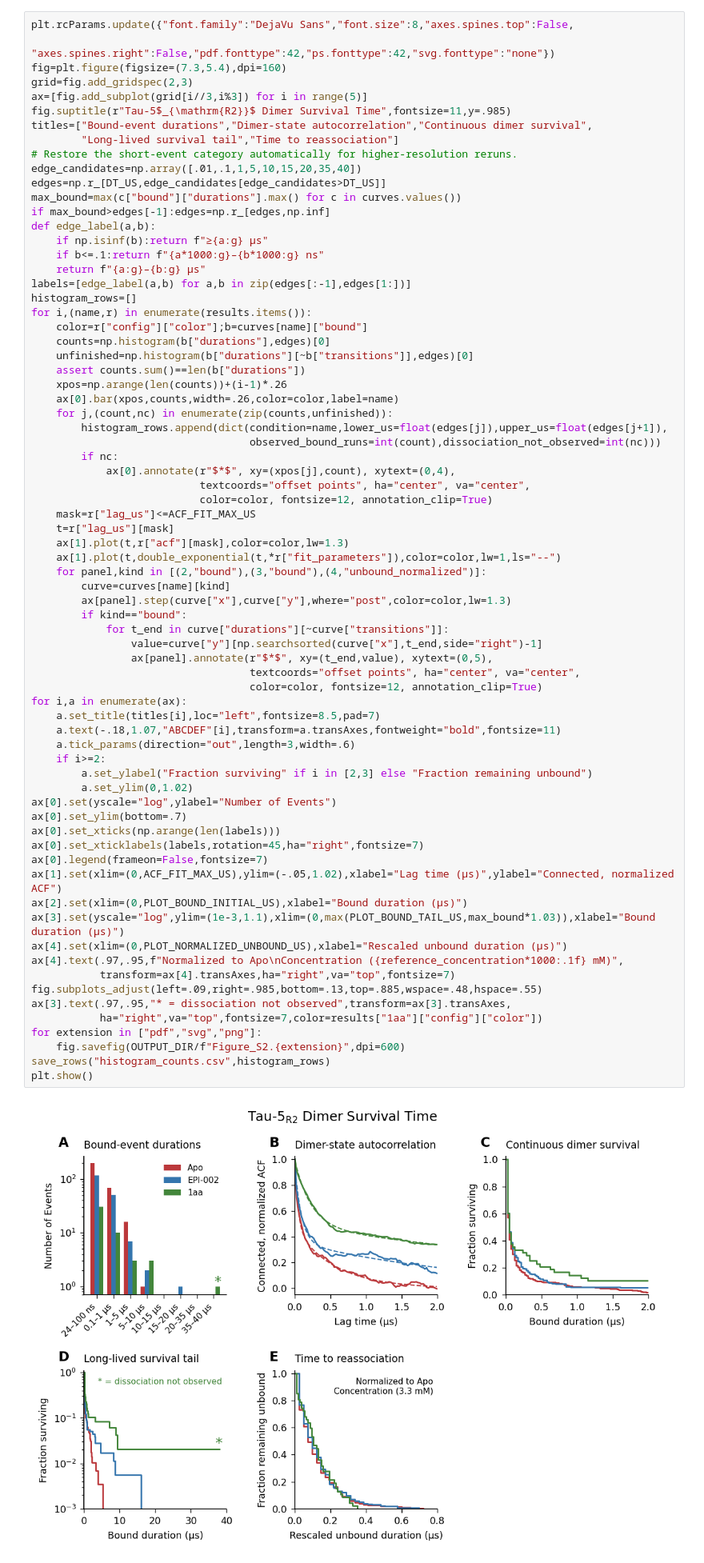
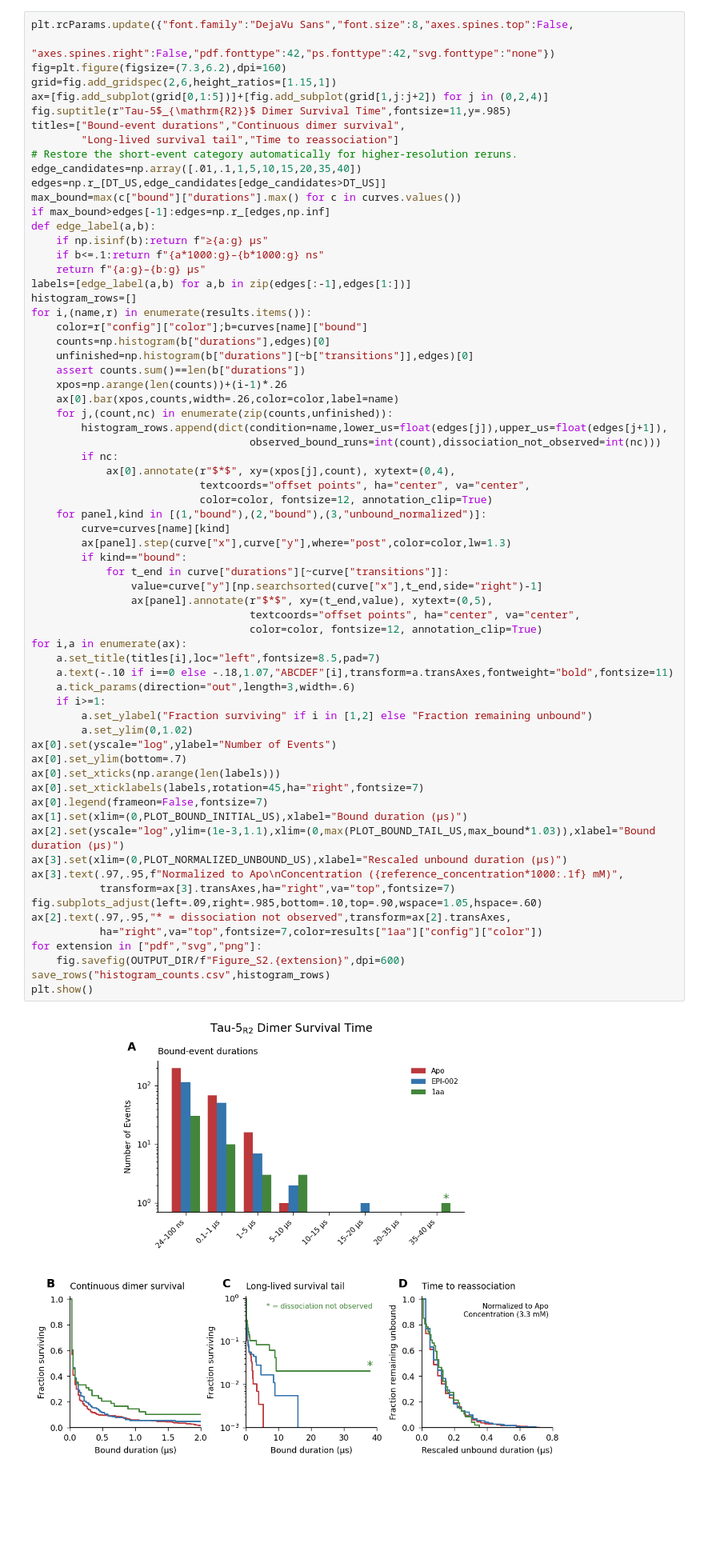
Before and after one commit to paulrobustelli/Zhu_Sisk_AR_oligomers_2025, a Jupyter notebook: dissociation_kinetics.ipynb, the cells around one changed output. Shown at 80% size. Cells and saved outputs as stored; diff of their text form; blank space fills up the shorter version.

Commit message:
Remove redundant ACF panel and arrange kinetics figure with large histogram above B–D

```diff
--- a/dissociation_kinetics.ipynb
+++ b/dissociation_kinetics.ipynb
@@ -264,11 +264,11 @@ Checked run partitions, survival handling of unfinished events, and direct versu
 # %%
 plt.rcParams.update({"font.family":"DejaVu Sans","font.size":8,"axes.spines.top":False,
                      "axes.spines.right":False,"pdf.fonttype":42,"ps.fonttype":42,"svg.fonttype":"none"})
-fig=plt.figure(figsize=(7.3,5.4),dpi=160)
-grid=fig.add_gridspec(2,3)
-ax=[fig.add_subplot(grid[i//3,i%3]) for i in range(5)]
+fig=plt.figure(figsize=(7.3,6.2),dpi=160)
+grid=fig.add_gridspec(2,6,height_ratios=[1.15,1])
+ax=[fig.add_subplot(grid[0,1:5])]+[fig.add_subplot(grid[1,j:j+2]) for j in (0,2,4)]
 fig.suptitle(r"Tau-5$_{\mathrm{R2}}$ Dimer Survival Time",fontsize=11,y=.985)
-titles=["Bound-event durations","Dimer-state autocorrelation","Continuous dimer survival",
+titles=["Bound-event durations","Continuous dimer survival",
         "Long-lived survival tail","Time to reassociation"]
 # Restore the short-event category automatically for higher-resolution reruns.
 edge_candidates=np.array([.01,.1,1,5,10,15,20,35,40])
@@ -291,50 +291,45 @@ for i,(name,r) in enumerate(results.items()):
     for j,(count,nc) in enumerate(zip(counts,unfinished)):
         histogram_rows.append(dict(condition=name,lower_us=float(edges[j]),upper_us=float(edges[j+1]),
                                    observed_bound_runs=int(count),dissociation_not_observed=int(nc)))
         if nc:
             ax[0].annotate(r"$*$", xy=(xpos[j],count), xytext=(0,4),
                            textcoords="offset points", ha="center", va="center",
                            color=color, fontsize=12, annotation_clip=True)
-    mask=r["lag_us"]<=ACF_FIT_MAX_US
-    t=r["lag_us"][mask]
-    ax[1].plot(t,r["acf"][mask],color=color,lw=1.3)
-    ax[1].plot(t,double_exponential(t,*r["fit_parameters"]),color=color,lw=1,ls="--")
-    for panel,kind in [(2,"bound"),(3,"bound"),(4,"unbound_normalized")]:
+    for panel,kind in [(1,"bound"),(2,"bound"),(3,"unbound_normalized")]:
         curve=curves[name][kind]
         ax[panel].step(curve["x"],curve["y"],where="post",color=color,lw=1.3)
         if kind=="bound":
             for t_end in curve["durations"][~curve["transitions"]]:
                 value=curve["y"][np.searchsorted(curve["x"],t_end,side="right")-1]
                 ax[panel].annotate(r"$*$", xy=(t_end,value), xytext=(0,5),
                                    textcoords="offset points", ha="center", va="center",
                                    color=color, fontsize=12, annotation_clip=True)
 for i,a in enumerate(ax):
     a.set_title(titles[i],loc="left",fontsize=8.5,pad=7)
-    a.text(-.18,1.07,"ABCDEF"[i],transform=a.transAxes,fontweight="bold",fontsize=11)
+    a.text(-.10 if i==0 else -.18,1.07,"ABCDEF"[i],transform=a.transAxes,fontweight="bold",fontsize=11)
     a.tick_params(direction="out",length=3,width=.6)
-    if i>=2:
-        a.set_ylabel("Fraction surviving" if i in [2,3] else "Fraction remaining unbound")
+    if i>=1:
+        a.set_ylabel("Fraction surviving" if i in [1,2] else "Fraction remaining unbound")
         a.set_ylim(0,1.02)
 ax[0].set(yscale="log",ylabel="Number of Events")
 ax[0].set_ylim(bottom=.7)
 ax[0].set_xticks(np.arange(len(labels)))
 ax[0].set_xticklabels(labels,rotation=45,ha="right",fontsize=7)
 ax[0].legend(frameon=False,fontsize=7)
-ax[1].set(xlim=(0,ACF_FIT_MAX_US),ylim=(-.05,1.02),xlabel="Lag time (µs)",ylabel="Connected, normalized ACF")
-ax[2].set(xlim=(0,PLOT_BOUND_INITIAL_US),xlabel="Bound duration (µs)")
-ax[3].set(yscale="log",ylim=(1e-3,1.1),xlim=(0,max(PLOT_BOUND_TAIL_US,max_bound*1.03)),xlabel="Bound duration (µs)")
-ax[4].set(xlim=(0,PLOT_NORMALIZED_UNBOUND_US),xlabel="Rescaled unbound duration (µs)")
-ax[4].text(.97,.95,f"Normalized to Apo\nConcentration ({reference_concentration*1000:.1f} mM)",
-           transform=ax[4].transAxes,ha="right",va="top",fontsize=7)
-fig.subplots_adjust(left=.09,right=.985,bottom=.13,top=.885,wspace=.48,hspace=.55)
-ax[3].text(.97,.95,"* = dissociation not observed",transform=ax[3].transAxes,
+ax[1].set(xlim=(0,PLOT_BOUND_INITIAL_US),xlabel="Bound duration (µs)")
+ax[2].set(yscale="log",ylim=(1e-3,1.1),xlim=(0,max(PLOT_BOUND_TAIL_US,max_bound*1.03)),xlabel="Bound duration (µs)")
+ax[3].set(xlim=(0,PLOT_NORMALIZED_UNBOUND_US),xlabel="Rescaled unbound duration (µs)")
+ax[3].text(.97,.95,f"Normalized to Apo\nConcentration ({reference_concentration*1000:.1f} mM)",
+           transform=ax[3].transAxes,ha="right",va="top",fontsize=7)
+fig.subplots_adjust(left=.09,right=.985,bottom=.10,top=.90,wspace=1.05,hspace=.60)
+ax[2].text(.97,.95,"* = dissociation not observed",transform=ax[2].transAxes,
            ha="right",va="top",fontsize=7,color=results["1aa"]["config"]["color"])
 for extension in ["pdf","svg","png"]:
     fig.savefig(OUTPUT_DIR/f"Figure_S2.{extension}",dpi=600)
 save_rows("histogram_counts.csv",histogram_rows)
 plt.show()
 # %% [output]
-[figure, old version]
+[figure, new version]
 # %% [markdown]
 ## Figure caption and saved output files
 The caption below is generated from the selected sampling interval and observed unfinished events. No manuscript files are edited. Numerical source data, fit parameters and input settings are saved beside the figure.
```
Also changed, not shown: parts of 2 cells of this notebook.
